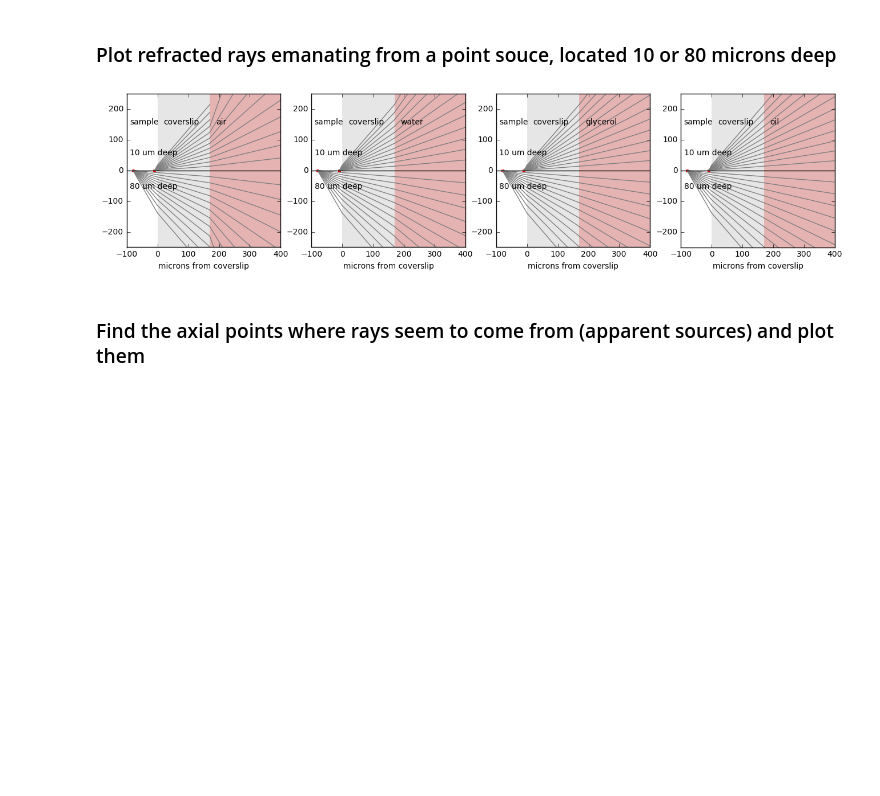
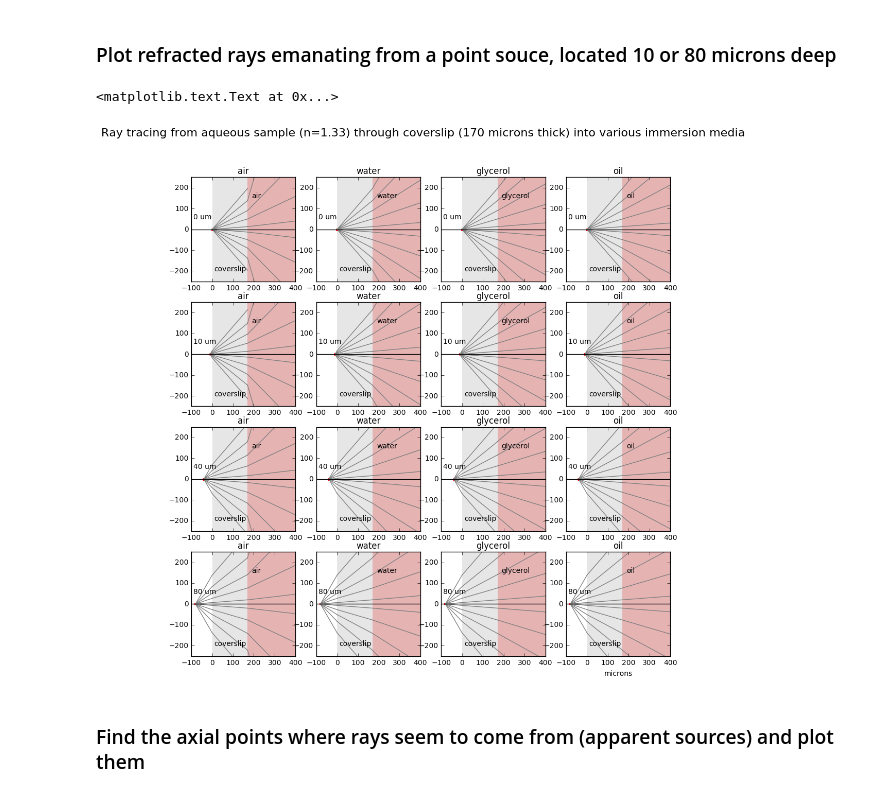
Before and after one commit to nvladimus/refractive_index_mismatch, a Jupyter notebook: coverslip_spherical_aberration_rayTracing.ipynb, the cells around one changed output. Drawn from its saved outputs; the diff is of its cells as text; code cells hidden in the pictures; blank space fills up the shorter version.

Commit message:
refined plots

```diff
--- a/coverslip_spherical_aberration_rayTracing.ipynb
+++ b/coverslip_spherical_aberration_rayTracing.ipynb
@@ -16,6 +16,7 @@ import matplotlib.pyplot as plt
 %matplotlib inline
 # %%
 n_sampleArray = [1.33, 1.37, 1.47] #water: 1.33; life worm: 1.37; fixed and mounted in ProLong Gold: 1.47
+n_sample = n_sampleArray[0]
 # n= 1.37 @ 633 nm is C.elegans RI, ref: https://www.ncbi.nlm.nih.gov/pubmed/17694065/
 n_glass = 1.5230 #@589 nm, D263M borosilicate glass for coverslips, from Fischer Scientific datasheet
 thickness_glass = 170. #microns, No1.5 standard glass
@@ -23,11 +24,9 @@ thickness_media = 250. #um, immersion media thickness until some dummy surface,
 
 n_immersionArray = np.array([1.0, 1.3325, 1.4722, 1.515]) #air, water, glycerol, immersion oil
 immersionLabel = ['air','water','glycerol', 'oil']
-sourceDistanceArray = np.array([0, 10, 20, 40, 80])# microns, distance from point source to coverslip surface
-thetaDegArray = np.array([5, 10, 15, 20, 25, 30, 35, 40, 45, 50, 55, 60]) #ray angle from the point source, in degrees
-thetaRadArray = thetaDegArray/180.0*np.pi
+sourceDistanceArray = np.array([0, 10, 40, 80])# microns, distance from point source to coverslip surface
+thetaRadArray = np.linspace(5,60,5)/180.0*np.pi #ray angle from the point source, in radians
 
-n_sample = n_sampleArray[0]
 NA = np.sin(thetaRadArray[-1])*n_sample #max NA of the system, using sample refractive index
 # %%
 # ray tracing, sags [x], axial heights [y] and angles [thetas]
@@ -55,40 +54,43 @@ def ray_tracing(sourceDistance, n_sample, n_glass, n_immersion, thickness_media)
 # %% [markdown]
 ### Plot refracted rays emanating from a point souce, located 10 or 80 microns deep
 # %%
-fig, ax = plt.subplots(1,4,figsize = (16,4))
-for i in range(4):
-    ax[i].bar(0, 500, width=thickness_glass, bottom=-250,color = [0.9, 0.9, 0.9], linewidth=0)
-    ax[i].bar(0 + thickness_glass, 500, width=thickness_media, \
-              bottom=-250,color = [0.9, 0.7, 0.7], linewidth=0)
-    #near source
-    (x0,y0,x1,y1,x2,y2,x3,y3,tanTheta2) = ray_tracing(sourceDistanceArray[1],\
-                                                      n_sample, n_glass,\
-                                                      n_immersionArray[i],thickness_media)
-    ax[i].plot(x0,y0,'r.',label = 'point source')
-    ax[i].plot([x0, x1], [y0, y1],'gray' )
-    ax[i].plot([x1, x2], [y1, y2],'gray' )
-    ax[i].plot([x2, x3], [y2, y3],'gray' )
-    #far source
-    (x0,y0,x1,y1,x2,y2,x3,y3,tanTheta2) = ray_tracing(sourceDistanceArray[4],\
-                                                      n_sample, n_glass,\
-                                                      n_immersionArray[i],thickness_media)
-    ax[i].plot(x0,y0,'r.',label = 'point source')
-    ax[i].plot([x0, x1], [-y0, -y1],'gray' )
-    ax[i].plot([x1, x2], [-y1, -y2],'gray' )
-    ax[i].plot([x2, x3], [-y2, -y3],'gray' )
+fig, ax = plt.subplots(len(sourceDistanceArray),len(n_immersionArray),\
+                       figsize = (3*len(n_immersionArray), 3*len(sourceDistanceArray)))
+fig.suptitle('Ray tracing from aqueous sample (n=1.33) through coverslip (170 microns thick) into various immersion media', fontsize=16)
 
-    ax[i].set_aspect('equal', 'box')
-    ax[i].set_xlim([-100, 400])
-    ax[i].set_ylim([-250, 250])
-    ax[i].set_xlabel('microns from coverslip')
-    ax[i].axhline(y=0, color='k')
-    ax[i].text(-90,150,'sample')
-    ax[i].text(-90,50,'10 um deep')
-    ax[i].text(-90,-60,'80 um deep')
-    ax[i].text(20,150,'coverslip')
-    ax[i].text(thickness_glass + 20,150,immersionLabel[i])
+
+for i_distance in range(len(sourceDistanceArray)):
+    for i_immersion in range(len(n_immersionArray)):
+        ax[i_distance,i_immersion].bar(0, 500, width=thickness_glass, bottom=-250,color = [0.9, 0.9, 0.9], linewidth=0)
+        ax[i_distance,i_immersion].bar(0 + thickness_glass, 500, width=thickness_media, \
+                  bottom=-250,color = [0.9, 0.7, 0.7], linewidth=0)
+
+        (x0,y0,x1,y1,x2,y2,x3,y3,tanTheta2) = ray_tracing(sourceDistanceArray[i_distance],\
+                                                          n_sample, n_glass,\
+                                                          n_immersionArray[i_immersion],thickness_media)
+        ax[i_distance,i_immersion].plot(x0,y0,'r.')
+        # above the X axis
+        ax[i_distance,i_immersion].plot([x0, x1], [y0, y1],'gray' )
+        ax[i_distance,i_immersion].plot([x1, x2], [y1, y2],'gray' )
+        ax[i_distance,i_immersion].plot([x2, x3], [y2, y3],'gray' )
+        # below the X axis
+        ax[i_distance,i_immersion].plot([x0, x1], [-y0, -y1],'gray' )
+        ax[i_distance,i_immersion].plot([x1, x2], [-y1, -y2],'gray' )
+        ax[i_distance,i_immersion].plot([x2, x3], [-y2, -y3],'gray' )
+
+        ax[i_distance,i_immersion].set_aspect('equal', 'box')
+        ax[i_distance,i_immersion].set_xlim([-100, 400])
+        ax[i_distance,i_immersion].set_ylim([-250, 250])
+        ax[i_distance,i_immersion].set_title(immersionLabel[i_immersion])
+        ax[i_distance,i_immersion].axhline(y=0, color='k')
+        #ax[i_distance,i_immersion].text(-90,150,'sample')
+        ax[i_distance,i_immersion].text(-90,50,str(sourceDistanceArray[i_distance]) + ' um')
+        ax[i_distance,i_immersion].text(10,-200,'coverslip')
+        ax[i_distance,i_immersion].text(thickness_glass + 20,150,immersionLabel[i_immersion])
+ax[-1,-1].set_xlabel('microns')
 # %% [output]
+<matplotlib.text.Text at 0x...>
-[figure, old version]
+[figure, new version]
 # %% [markdown]
 ### Find the axial points where rays seem to come from (apparent sources) and plot them
 # %%
```
Also changed, not shown: parts of 3 cells of this notebook.
